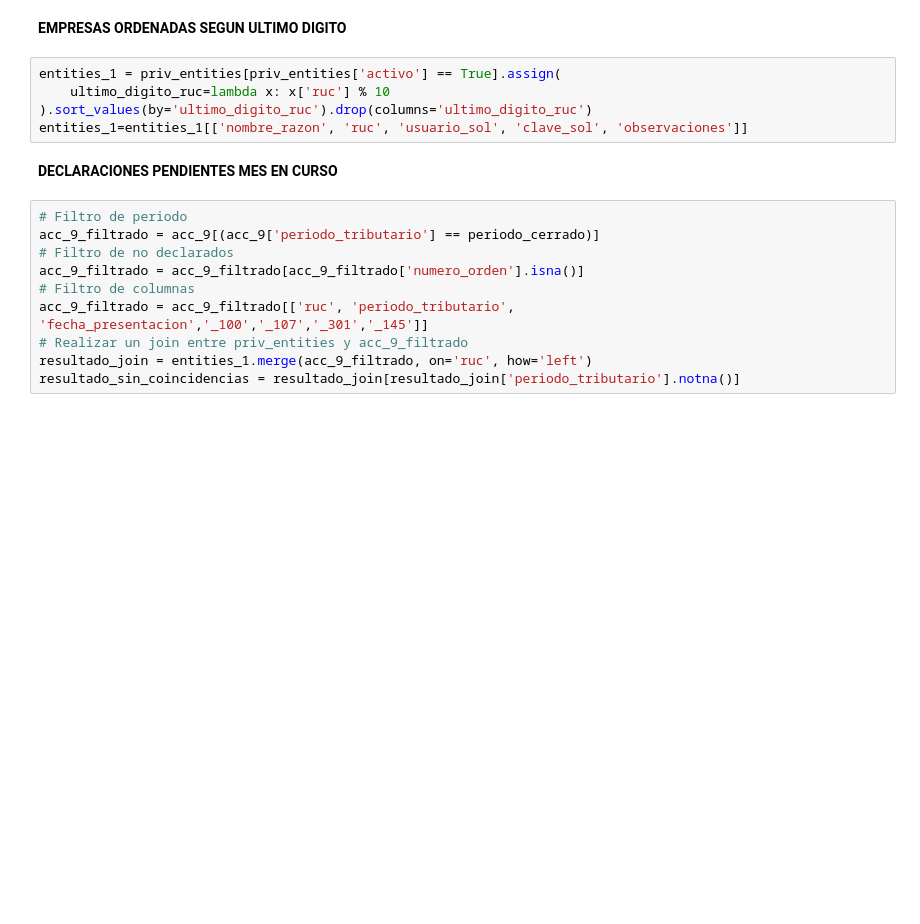
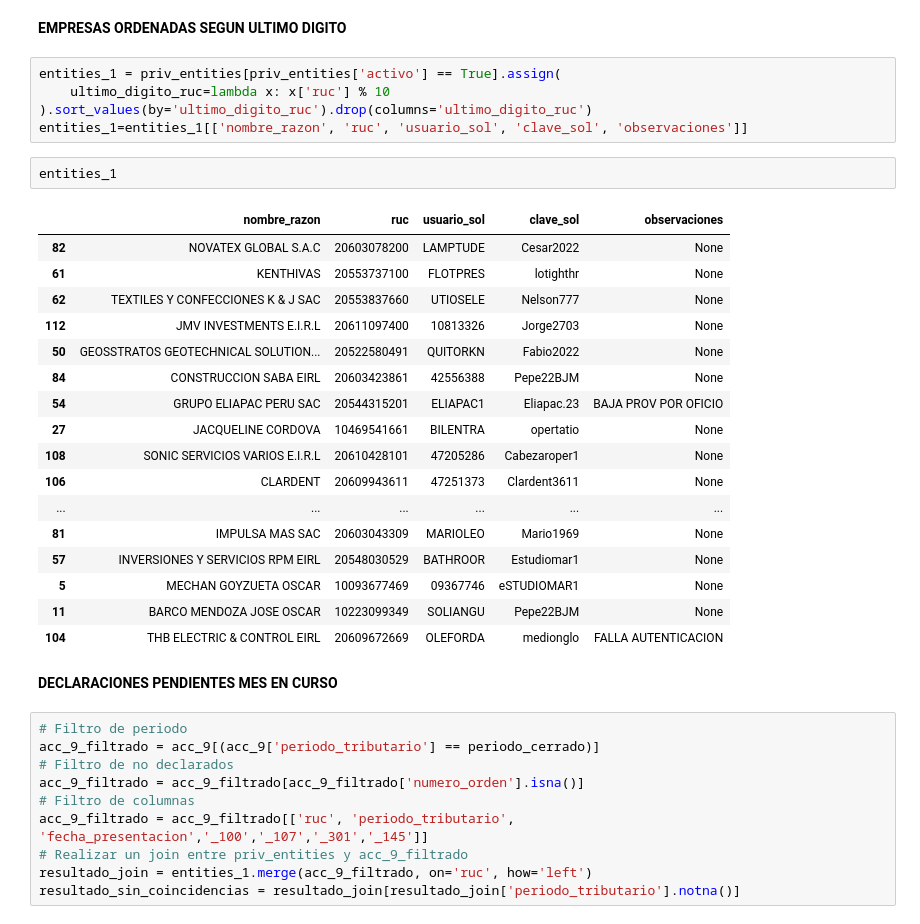
Before and after one commit to Raknaros/pytest, a Jupyter notebook: MetaContabilidad.ipynb, the cells around one changed output. Drawn from its saved outputs; the diff is of its cells as text; blank space fills up the shorter version.

```diff
--- a/MetaContabilidad.ipynb
+++ b/MetaContabilidad.ipynb
@@ -37,6 +37,26 @@ entities_1 = priv_entities[priv_entities['activo'] == True].assign(
     ultimo_digito_ruc=lambda x: x['ruc'] % 10
 ).sort_values(by='ultimo_digito_ruc').drop(columns='ultimo_digito_ruc')
 entities_1=entities_1[['nombre_razon', 'ruc', 'usuario_sol', 'clave_sol', 'observaciones']]
+# %%
+entities_1
+# %% [output]
+|  | nombre_razon | ruc | usuario_sol | clave_sol | observaciones |
+| 82 | NOVATEX GLOBAL S.A.C | 20603078200 | LAMPTUDE | Cesar2022 | None |
+| 61 | KENTHIVAS | 20553737100 | FLOTPRES | lotighthr | None |
+| 62 | TEXTILES Y CONFECCIONES K & J SAC | 20553837660 | UTIOSELE | Nelson777 | None |
+| 112 | JMV INVESTMENTS E.I.R.L | 20611097400 | 10813326 | Jorge2703 | None |
+| 50 | GEOSSTRATOS GEOTECHNICAL SOLUTION... | 20522580491 | QUITORKN | Fabio2022 | None |
+| 84 | CONSTRUCCION SABA EIRL | 20603423861 | 42556388 | Pepe22BJM | None |
+| 54 | GRUPO ELIAPAC PERU SAC | 20544315201 | ELIAPAC1 | Eliapac.23 | BAJA PROV POR OFICIO |
+| 27 | JACQUELINE CORDOVA | 10469541661 | BILENTRA | opertatio | None |
+| 108 | SONIC SERVICIOS VARIOS E.I.R.L | 20610428101 | 47205286 | Cabezaroper1 | None |
+| 106 | CLARDENT | 20609943611 | 47251373 | Clardent3611 | None |
+| ... | ... | ... | ... | ... | ... |
+| 81 | IMPULSA MAS SAC | 20603043309 | MARIOLEO | Mario1969 | None |
+| 57 | INVERSIONES Y SERVICIOS RPM EIRL | 20548030529 | BATHROOR | Estudiomar1 | None |
+| 5 | MECHAN GOYZUETA OSCAR | 10093677469 | 09367746 | eSTUDIOMAR1 | None |
+| 11 | BARCO MENDOZA JOSE OSCAR | 10223099349 | SOLIANGU | Pepe22BJM | None |
+| 104 | THB ELECTRIC & CONTROL EIRL | 20609672669 | OLEFORDA | medionglo | FALLA AUTENTICACION |
 # %% [markdown]
 **DECLARACIONES PENDIENTES MES EN CURSO**
 # %%
```
Also changed, not shown: 2 other files.
